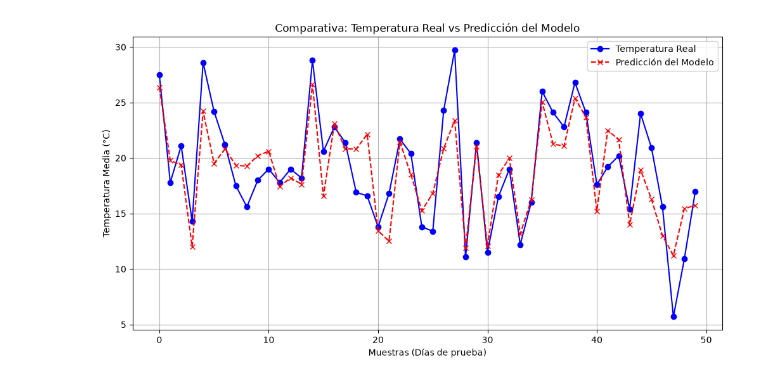
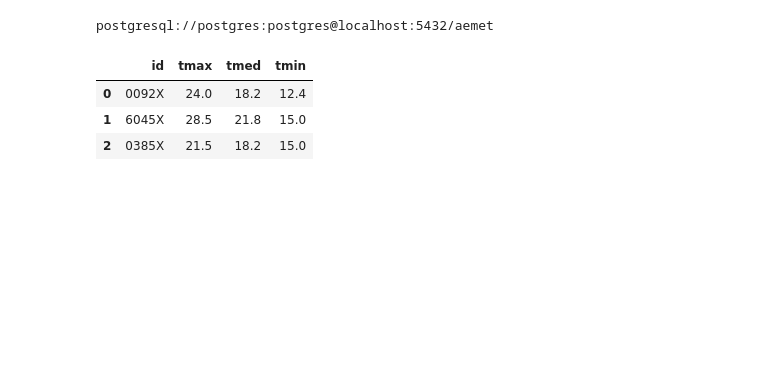
Before and after one commit to marodriguezd/grupo-aemet, a Jupyter notebook: Tamara/modelo_prediccion.ipynb, the cells around one changed output. Drawn from its saved outputs; the diff is of its cells as text; code cells hidden in the pictures; blank space fills up the shorter version.

Commit message:
modelo definitivo de prediccion temp_max temp_min

```diff
--- a/Tamara/modelo_prediccion.ipynb
+++ b/Tamara/modelo_prediccion.ipynb
@@ -182,19 +20,30 @@ print(resultados.head(10))
-# %%
-import matplotlib.pyplot as plt
-
-plt.figure(figsize=(12, 6))
-
-plt.plot(y_test.values[:50], label='Temperatura Real', color='blue', marker='o')
-
-plt.plot(predicciones[:50], label='Predicción del Modelo', color='red', linestyle='--', marker='x')
-
-plt.title('Comparativa: Temperatura Real vs Predicción del Modelo')
-plt.xlabel('Muestras (Días de prueba)')
-plt.ylabel('Temperatura Media (°C)')
-plt.legend()
-plt.grid(True)
-
-
-plt.show()
-# %% [output]
-[figure, removed]
+# %%
+user = "postgres"
+password = "postgres"
+host = "localhost"
+port = "5432"
+database = "aemet"
+
+
+dsn = f"postgresql://{user}:{password}@{host}:{port}/{database}"
+
+print(dsn)
+# %% [output]
+postgresql://postgres:postgres@localhost:5432/aemet
+# %%
+with psycopg.connect(dsn) as conn:
+    with conn.cursor() as cursor:
+
+      cursor.execute("SELECT id , tmax , tmed ,tmin FROM datos_climaticos order by fecha;")
+
+
+      data = cursor.fetchall()
+
+      df = pd.DataFrame(data = data, columns = ["id","tmax","tmed" , "tmin"])
+# %%
+df.head(3)
+# %% [output]
+|  | id | tmax | tmed | tmin |
+| 0 | 0092X | 24.0 | 18.2 | 12.4 |
+| 1 | 6045X | 28.5 | 21.8 | 15.0 |
+| 2 | 0385X | 21.5 | 18.2 | 15.0 |
```
Also changed, not shown: parts of 9 cells of this notebook.
